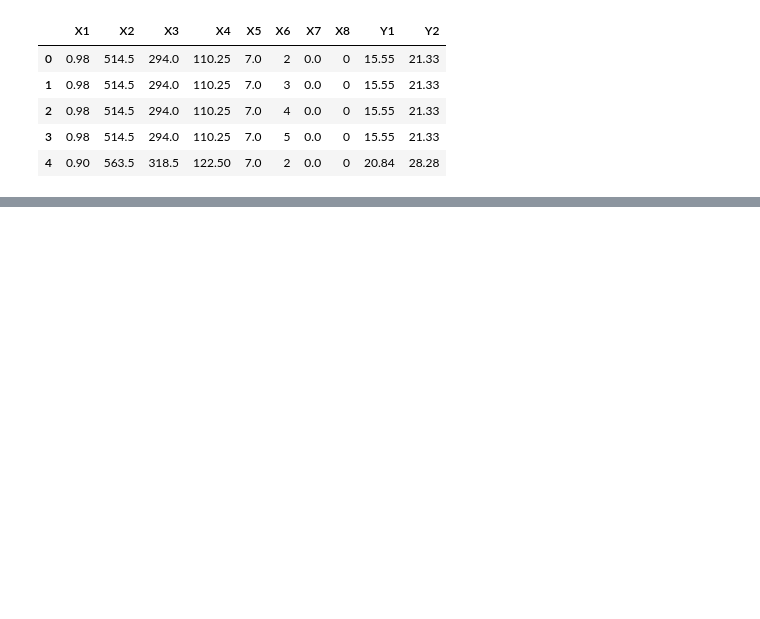
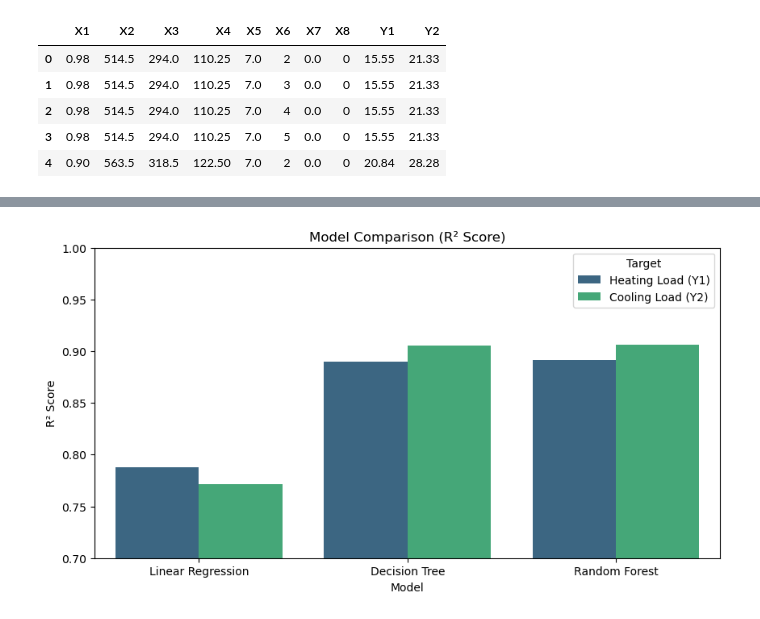
Before and after one commit to tolly00/phase-4-project, a Jupyter notebook: index.ipynb, the cells around one changed output, grey strips where cells are left out. Drawn from its saved outputs; the diff is of its cells as text; code cells hidden in the pictures; blank space fills up the shorter version.

```diff
--- a/index.ipynb
+++ b/index.ipynb
@@ -58,0 +441,11 @@ df.head()
+# %%
+# Create the results DataFrame
+data = {
+    "Model": ["Linear Regression", "Linear Regression", "Decision Tree", "Decision Tree", "Random Forest", "Random Forest"],
+    "Target": ["Heating Load (Y1)", "Cooling Load (Y2)", "Heating Load (Y1)", "Cooling Load (Y2)", "Heating Load (Y1)", "Cooling Load (Y2)"],
+    "MSE": [21.97, 21.20, 11.38, 8.74, 11.29, 8.72],
+    "R2": [0.7881, 0.7712, 0.8903, 0.9057, 0.8911, 0.9059]
+}
+
+df_results = pd.DataFrame(data)
+df_results
@@ -58,0 +460,10 @@ df.head()
+# %%
+# Plot R² Comparison
+plt.figure(figsize=(10,5))
+sns.barplot(data=df_results, x="Model", y="R2", hue="Target", palette="viridis")
+plt.title("Model Comparison (R² Score)")
+plt.ylabel("R² Score")
+plt.ylim(0.7, 1)
+plt.show()
+# %% [output]
+[figure, added]
```
Also changed, not shown: parts of 43 cells of this notebook.
